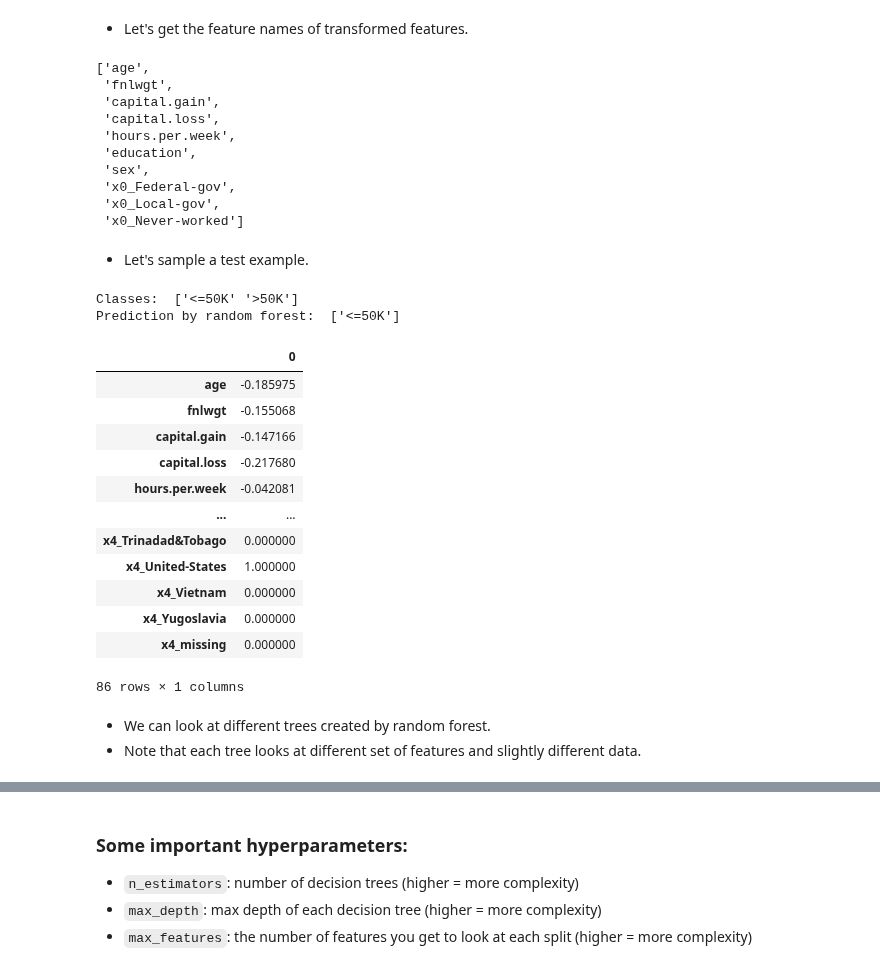
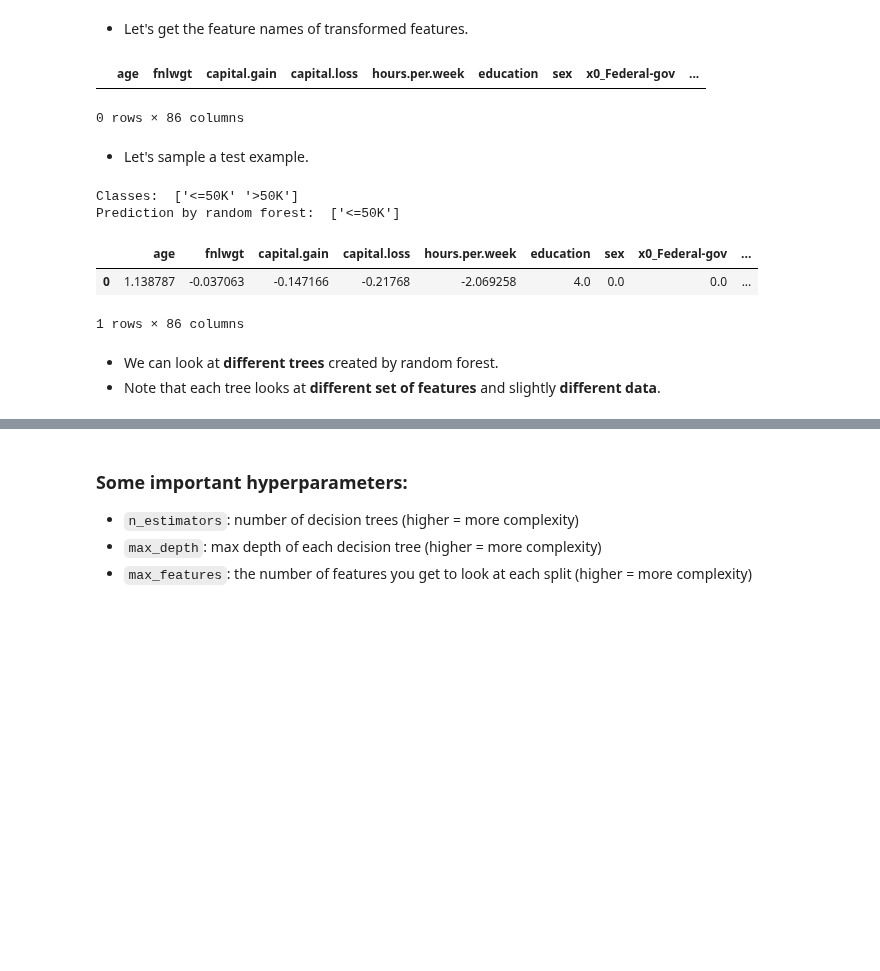
Before and after one commit to UBC-CS/cpsc330-2023s, a Jupyter notebook: lectures/11_ensembles.ipynb, the cells around one changed output, grey strips where cells are left out. Saved outputs shown, nothing was run; the diff lists cells and outputs as text; code cells hidden in the pictures; blank space fills up the shorter version.

```diff
--- a/lectures/11_ensembles.ipynb
+++ b/lectures/11_ensembles.ipynb
@@ -330,48 +316,30 @@ feature_names = (
         pipe_rf_demo.named_steps["columntransformer"]
         .named_transformers_["pipeline-4"]
         .named_steps["onehotencoder"]
-        .get_feature_names()
+        .get_feature_names_out()
     )
 )
-feature_names[:10]
+pd.DataFrame(columns=feature_names)  # Take a look at the feature names
 # %% [output]
+|  | age | fnlwgt | capital.gain | capital.loss | hours.per.week | education | sex | x0_Federal-gov | ... |
-['age',
- 'fnlwgt',
- 'capital.gain',
- 'capital.loss',
- 'hours.per.week',
- 'education',
- 'sex',
- 'x0_Federal-gov',
- 'x0_Local-gov',
- 'x0_Never-worked']
+0 rows × 86 columns
 # %% [markdown]
 - Let's sample a test example.
 # %%
 test_example = X_test.sample(1)
 print("Classes: ", pipe_rf_demo.classes_)
 print("Prediction by random forest: ", pipe_rf_demo.predict(test_example))
 transformed_example = preprocessor.transform(test_example)
-pd.DataFrame(data=transformed_example.flatten(), index=feature_names)
+pd.DataFrame(transformed_example, columns=feature_names)
 # %% [output]
 Classes:  ['<=50K' '>50K']
 Prediction by random forest:  ['<=50K']
-|  | 0 |
-| age | -0.185975 |
-| fnlwgt | -0.155068 |
-| capital.gain | -0.147166 |
-| capital.loss | -0.217680 |
-| hours.per.week | -0.042081 |
-| ... | ... |
-| x4_Trinadad&Tobago | 0.000000 |
-| x4_United-States | 1.000000 |
-| x4_Vietnam | 0.000000 |
-| x4_Yugoslavia | 0.000000 |
-| x4_missing | 0.000000 |
+|  | age | fnlwgt | capital.gain | capital.loss | hours.per.week | education | sex | x0_Federal-gov | ... |
+| 0 | 1.138787 | -0.037063 | -0.147166 | -0.21768 | -2.069258 | 4.0 | 0.0 | 0.0 | ... |
-86 rows × 1 columns
+1 rows × 86 columns
 # %% [markdown]
-- We can look at different trees created by random forest.
-- Note that each tree looks at different set of features and slightly different data.
+- We can look at **different trees** created by random forest.
+- Note that each tree looks at **different set of features** and slightly **different data**.
 # %%
 for i, tree in enumerate(
     pipe_rf_demo.named_steps["randomforestclassifier"].estimators_
```
Also changed, not shown: parts of 65 cells of this notebook.
